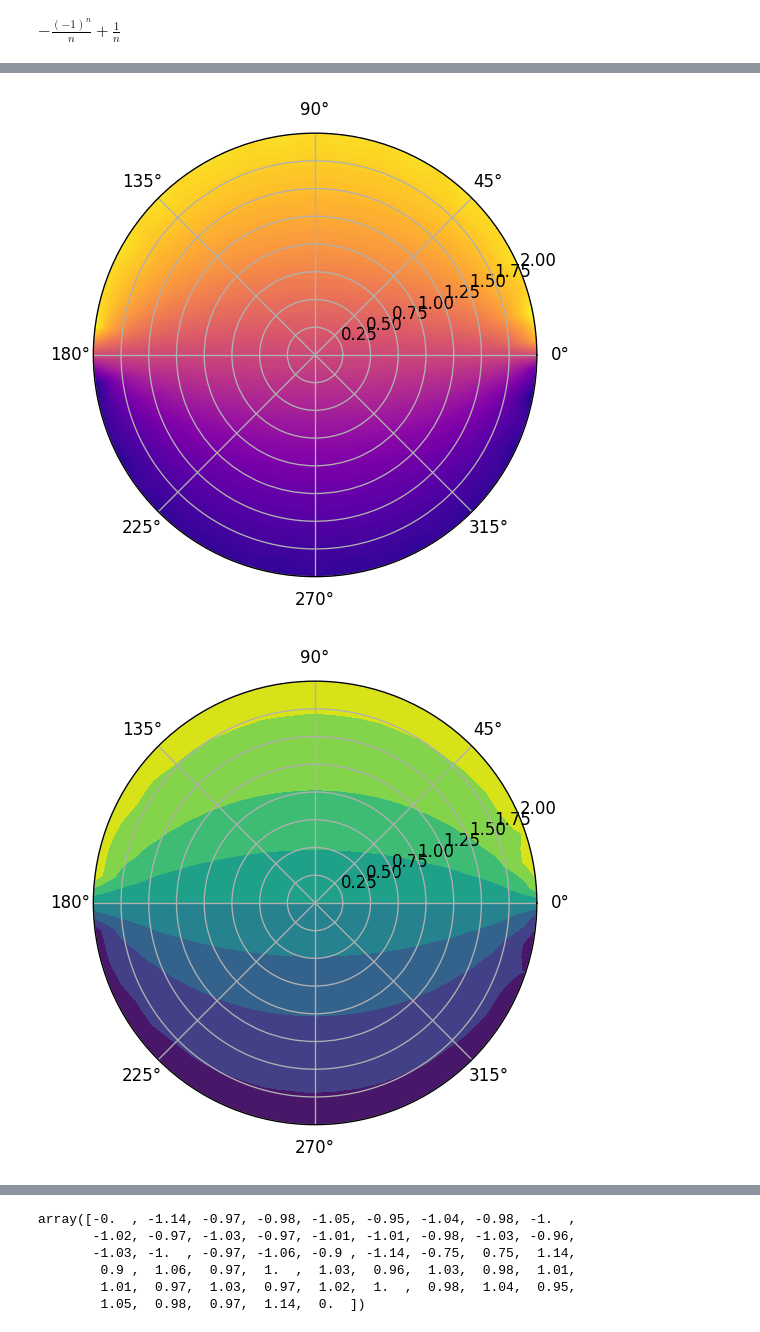
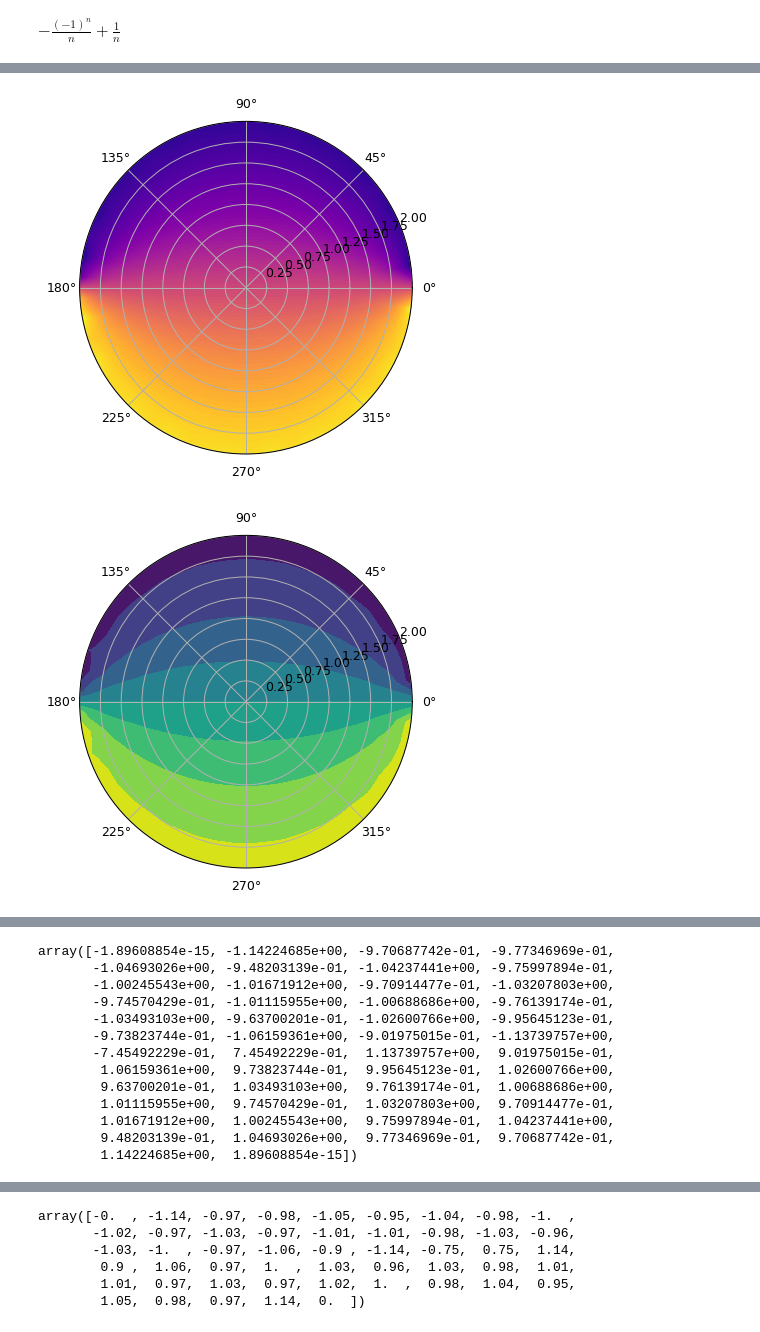
Before and after one commit to peterassessments/Individiual-Simulation, a Jupyter notebook: individual sim.ipynb, the cells around one changed output, grey strips where cells are left out. Saved outputs shown, nothing was run; the diff lists cells and outputs as text; code cells hidden in the pictures.

```diff
--- a/individual sim.ipynb
+++ b/individual sim.ipynb
@@ -14,31 +14,3 @@ u = sp.symbols('u')
 sp.integrate(sp.sin(n*T), (T, 0,pi))
 # %% [output]
 $\displaystyle - \frac{\left(-1\right)^{n}}{n} + \frac{1}{n}$
-# %%
-# right so I need to discretise this now
-radius = 2
-D = 50
-
-
-
-a = radius
-# I need to find out how polar plots in matplotlib takes information and
-u = 1
-
-# I want a value for u(r,theta) for each of these points (with accuracy n) from my analytical solution
-def simulation(N):  # pick an n value for the Fourier series
-
-    r = np.linspace(0, radius , D) # this gives me each 50 possible values r can take
-    theta = np.linspace(-np.pi, np.pi , D) # this sets my discretisation for theta  from - pi to pi
-    U = np.zeros((len(theta), len(r))) # empty array for storage of values
-    n = np.arange(1,N+1)  # an array for n going between 1 and the desired n value
-
-
-
-    for i in range (len(n)):
-        for j in range(len(r)):
-            U[ :,j] += (  (r[j])**(2*(n[i])-1) * 4 * u * np.sin((2*(n[i])-1)* theta)  )/ (  (2*(n[i])-1) * np.pi * a**(2*(n[i])-1)  )
-    return U
-    # += needed to sum the fourier terms
-
-simulation(10)
@@ -113,26 +51,28 @@ array([[ 0.00000000e+00,  0.00000000e+00,  0.00000000e+00,
 # %%
 #xs, ys = np.meshgrid(r, theta, sparse = True) # it all depends on how np is constructing this meshgrid
 
 zs = simulation(10)
 
 
 # redefining axes not using np.meshgrid as it doesnt seem to matter
 r = np.linspace(0, radius , D)
-theta = np.linspace(-np.pi, np.pi , D)
+theta = np.linspace(0, 2*np.pi , D)  #-np.pi, np.pi
 #h = plt.contourf(theta, r, zs)
 #plt.colorbar()
 #plt.show()
-plt.subplots( dpi = 120, subplot_kw=dict(projection = 'polar') )  # matplotlib constructing a plot where it takes polar arguments, converts them to cartesian and plots them
+plt.subplots( dpi = 90, subplot_kw=dict(projection = 'polar') )  # matplotlib constructing a plot where it takes polar arguments, converts them to cartesian and plots them
 #nicely on the interface, it takes the first value of r and the first theta for all values for theta then does the second r, which is why this works for my r by theta array U.
 plt.contourf(theta, r, zs, 100, cmap = 'plasma') #100, before cmap
 plt.show()
 
-plt.subplots( dpi = 120, subplot_kw=dict(projection = 'polar') )
+plt.subplots( dpi = 90, subplot_kw=dict(projection = 'polar') )
 plt.contourf(theta, r, zs)
 plt.show()
 
 plt.contourf(theta,r,zs)
 plt.show()
+
+zs[49, :]
 # %% [output]
-[figure, old version]
+[figure, new version]
-[figure, old version]
+[figure, new version]
@@ -139,0 +80,13 @@ plt.show()
+array([-1.89608854e-15, -1.14224685e+00, -9.70687742e-01, -9.77346969e-01,
+       -1.04693026e+00, -9.48203139e-01, -1.04237441e+00, -9.75997894e-01,
+       -1.00245543e+00, -1.01671912e+00, -9.70914477e-01, -1.03207803e+00,
+       -9.74570429e-01, -1.01115955e+00, -1.00688686e+00, -9.76139174e-01,
+       -1.03493103e+00, -9.63700201e-01, -1.02600766e+00, -9.95645123e-01,
+       -9.73823744e-01, -1.06159361e+00, -9.01975015e-01, -1.13739757e+00,
+       -7.45492229e-01,  7.45492229e-01,  1.13739757e+00,  9.01975015e-01,
+        1.06159361e+00,  9.73823744e-01,  9.95645123e-01,  1.02600766e+00,
+        9.63700201e-01,  1.03493103e+00,  9.76139174e-01,  1.00688686e+00,
+        1.01115955e+00,  9.74570429e-01,  1.03207803e+00,  9.70914477e-01,
+        1.01671912e+00,  1.00245543e+00,  9.75997894e-01,  1.04237441e+00,
+        9.48203139e-01,  1.04693026e+00,  9.77346969e-01,  9.70687742e-01,
+        1.14224685e+00,  1.89608854e-15])
```
Also changed, not shown: parts of 21 cells of this notebook.
